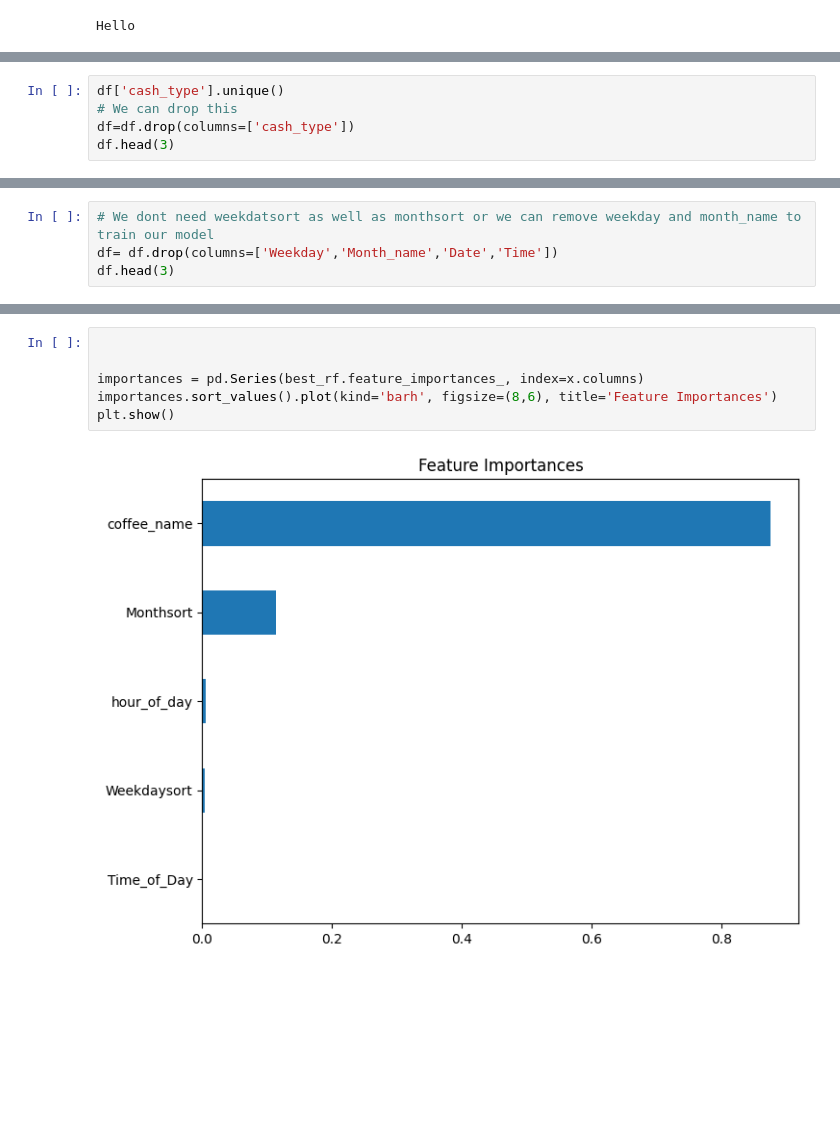
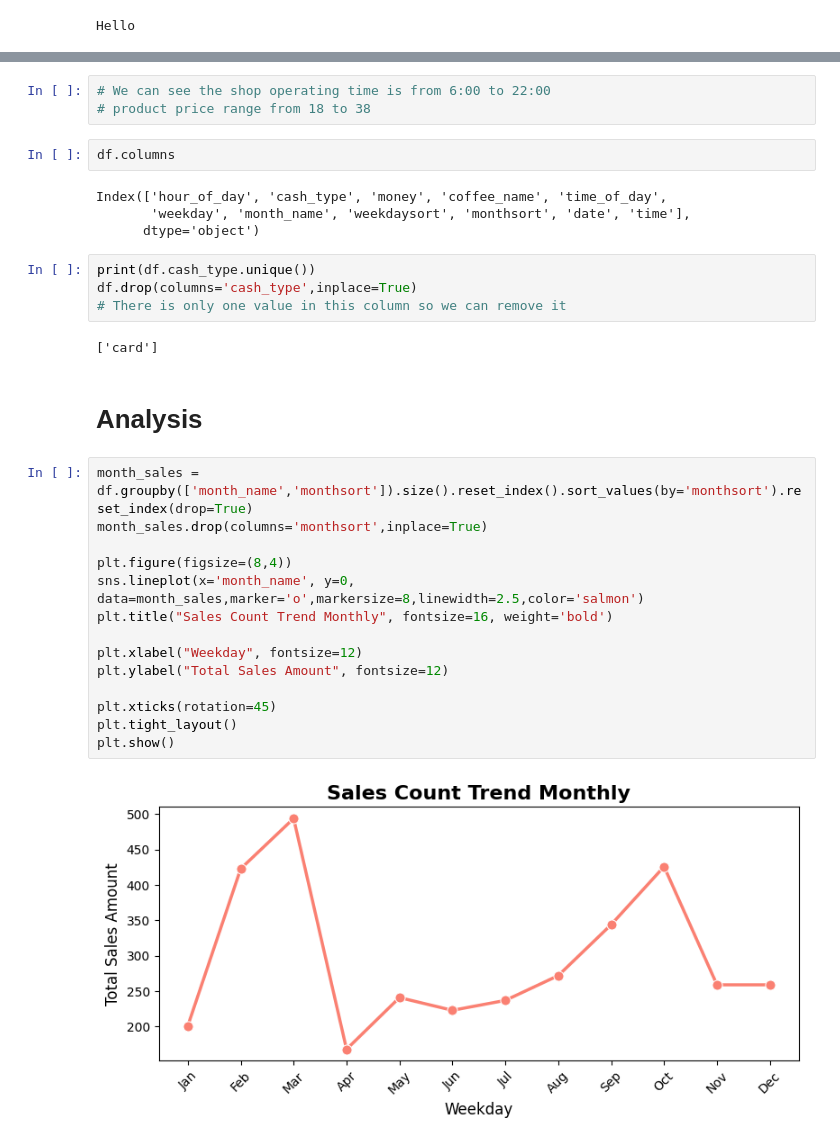
Before and after one commit to vishalgupta-git/coffee_sale_predicter, a Jupyter notebook: notebook.ipynb, the cells around one changed output, grey strips where cells are left out. Cells and saved outputs as stored; diff of their text form; blank space fills up the shorter version.

```diff
--- a/notebook.ipynb
+++ b/notebook.ipynb
@@ -95,5 +70,0 @@ df.select_dtypes(exclude='number')
-# %%
-df['cash_type'].unique()
-# We can drop this
-df=df.drop(columns=['cash_type'])
-df.head(3)
@@ -105,4 +70,0 @@ df.head(3)
-# %%
-# We dont need weekdatsort as well as monthsort or we can remove weekday and month_name to train our model
-df= df.drop(columns=['Weekday','Month_name','Date','Time'])
-df.head(3)
@@ -345,8 +71,33 @@ Test R²:   0.9792
-# %%
-
-
-importances = pd.Series(best_rf.feature_importances_, index=x.columns)
-importances.sort_values().plot(kind='barh', figsize=(8,6), title='Feature Importances')
-plt.show()
-# %% [output]
-[figure, removed]
+# %%
+# We can see the shop operating time is from 6:00 to 22:00
+# product price range from 18 to 38
+# %%
+df.columns
+# %% [output]
+Index(['hour_of_day', 'cash_type', 'money', 'coffee_name', 'time_of_day',
+       'weekday', 'month_name', 'weekdaysort', 'monthsort', 'date', 'time'],
+      dtype='object')
+# %%
+print(df.cash_type.unique())
+df.drop(columns='cash_type',inplace=True)
+# There is only one value in this column so we can remove it
+# %% [output]
+['card']
+# %% [markdown]
+# Analysis
+# %%
+month_sales = df.groupby(['month_name','monthsort']).size().reset_index().sort_values(by='monthsort').reset_index(drop=True)
+month_sales.drop(columns='monthsort',inplace=True)
+
+plt.figure(figsize=(8,4))
+sns.lineplot(x='month_name', y=0, data=month_sales,marker='o',markersize=8,linewidth=2.5,color='salmon')
+plt.title("Sales Count Trend Monthly", fontsize=16, weight='bold')
+
+plt.xlabel("Weekday", fontsize=12)
+plt.ylabel("Total Sales Amount", fontsize=12)
+
+plt.xticks(rotation=45)
+plt.tight_layout()
+plt.show()
+# %% [output]
+[figure, added]
```
Also changed, not shown: parts of 41 cells of this notebook, 3 other files.
